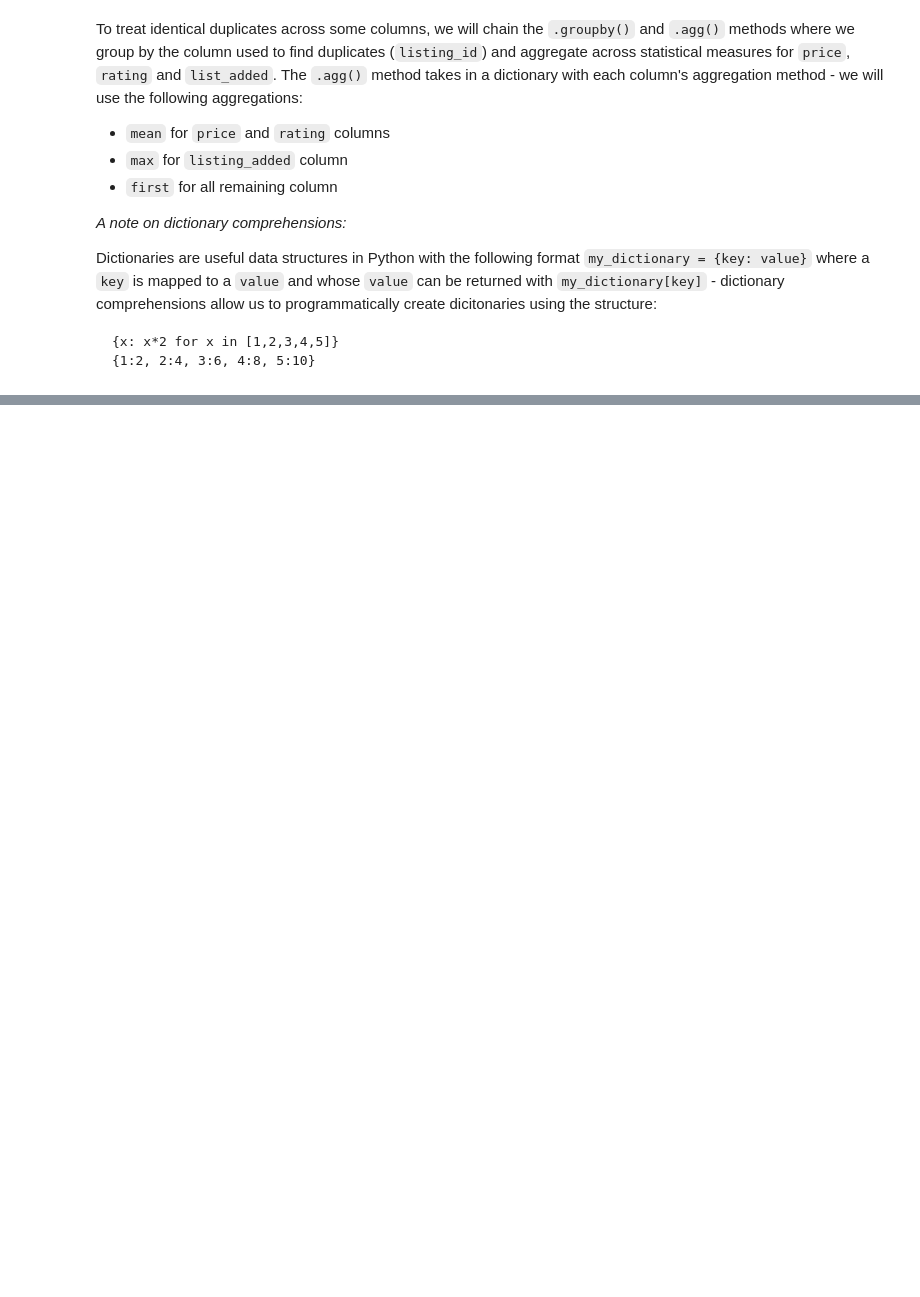
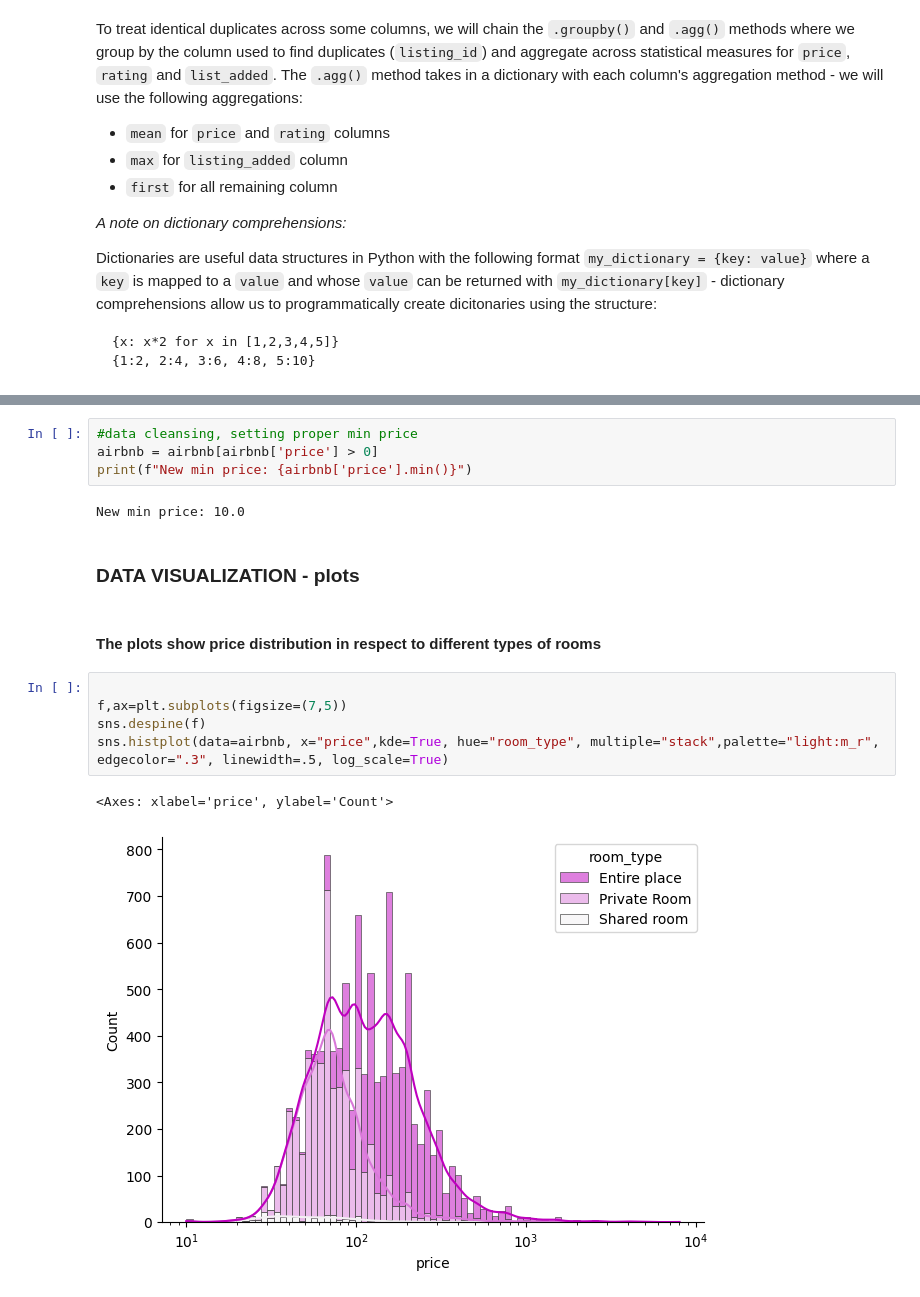
Before and after one commit to 208252/statistics, a Jupyter notebook: Cleaning_Data_in_Python_live_session.ipynb, the cells around one changed output, grey strips where cells are left out. Drawn from its saved outputs; the diff is of its cells as text; blank space fills up the shorter version.

Commit message:
plots added

```diff
--- a/Cleaning_Data_in_Python_live_session.ipynb
+++ b/Cleaning_Data_in_Python_live_session.ipynb
@@ -804,3 +804,21 @@ airbnb.head()
 | 2 | 7322 | Chelsea Perfect | 18946 | Doti | Private Room | 140.0 | 260 | 2019-07-01 | ... |
 | 3 | 7726 | Hip Historic Brownstone Apartment... | 20950 | Adam And Charity | Entire place | 99.0 | 53 | 2019-06-22 | ... |
 | 4 | 12303 | 1bdr w private bath. in lofty apt | 47618 | Yolande | Private Room | 120.0 | 25 | 2018-09-30 | ... |
+# %%
+#data cleansing, setting proper min price
+airbnb = airbnb[airbnb['price'] > 0]
+print(f"New min price: {airbnb['price'].min()}")
+# %% [output]
+New min price: 10.0
+# %% [markdown]
+### DATA VISUALIZATION - plots
+# %% [markdown]
+#### The plots show price distribution in respect to different types of rooms
+# %%
+
+f,ax=plt.subplots(figsize=(7,5))
+sns.despine(f)
+sns.histplot(data=airbnb, x="price",kde=True, hue="room_type", multiple="stack",palette="light:m_r", edgecolor=".3", linewidth=.5, log_scale=True)
+# %% [output]
+<Axes: xlabel='price', ylabel='Count'>
+[figure, added]
```
Also changed, not shown: parts of 6 cells of this notebook, 1 other file.
